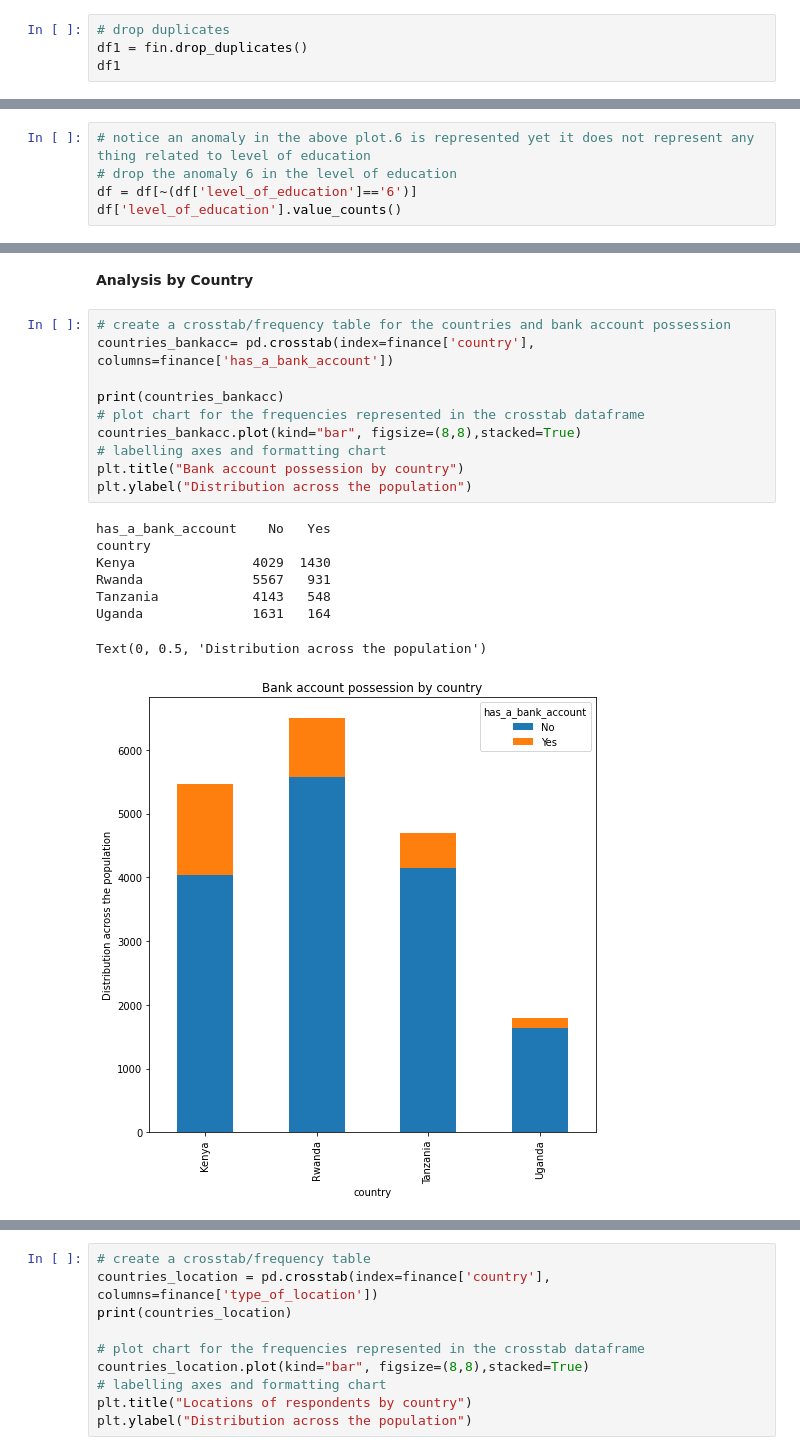
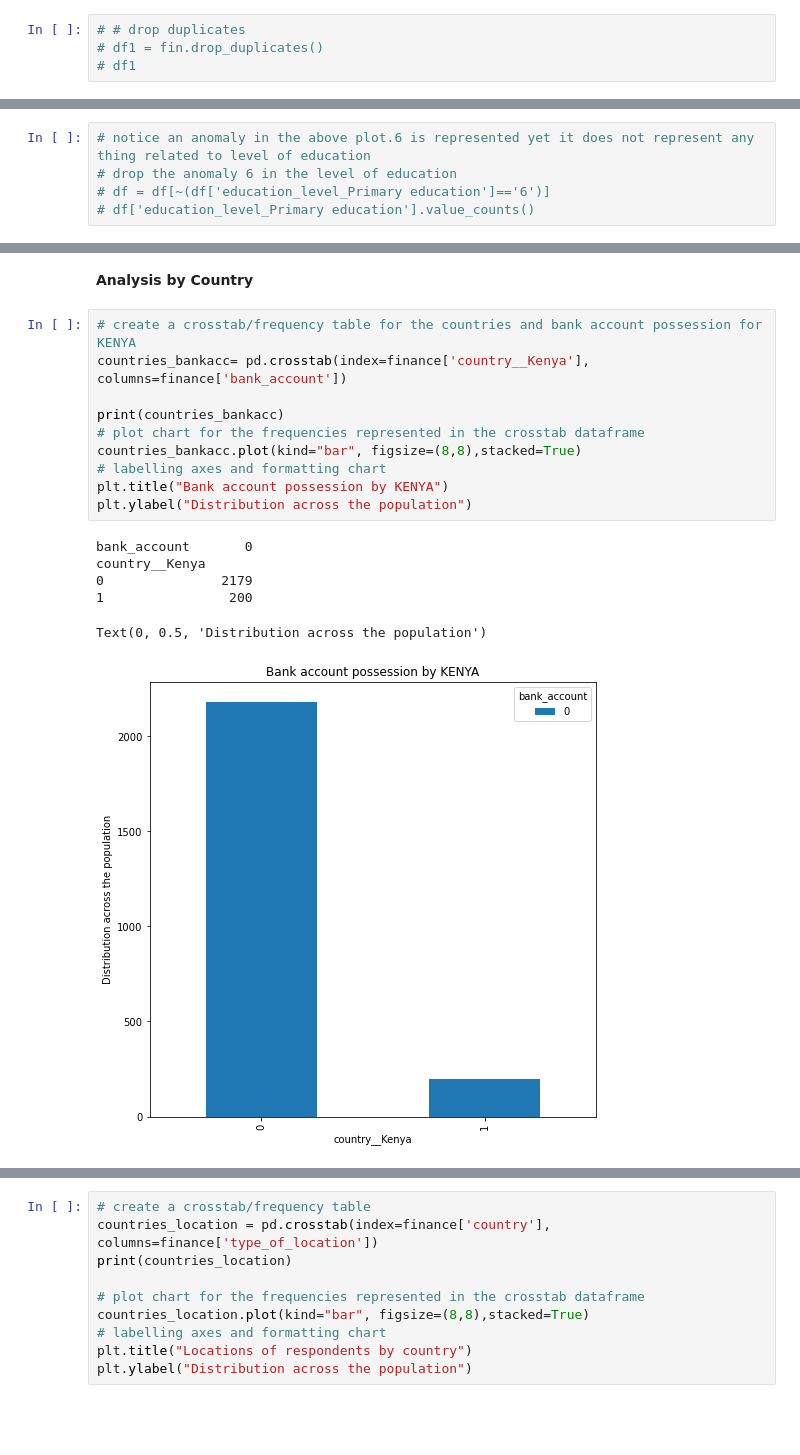
Before and after one commit to Moustapha-Ibrahima-Ba/Predict-Which-Individuals-Are-Most-Likely-To-Have-Or-Use-A-Bank-Account-In-Eastern-Africa, a Jupyter notebook: Moringa_Data_Science_Core_W2_Independent_Project_2020_08_Jenipher_Mawia_Python_Notebook.ipynb, the cells around one changed output, grey strips where cells are left out. Saved outputs shown, nothing was run; the diff lists cells and outputs as text; blank space fills up the shorter version.

```diff
--- a/Moringa_Data_Science_Core_W2_Independent_Project_2020_08_Jenipher_Mawia_Python_Notebook.ipynb
+++ b/Moringa_Data_Science_Core_W2_Independent_Project_2020_08_Jenipher_Mawia_Python_Notebook.ipynb
@@ -219,6 +92,6 @@ fin.duplicated().sum()
 # %% [output]
 0
 # %%
-# drop duplicates
-df1 = fin.drop_duplicates()
-df1
+# # drop duplicates
+# df1 = fin.drop_duplicates()
+# df1
@@ -411,6 +277,6 @@ Text(0, 0.5, 'Number of respondents')
 # %%
 # notice an anomaly in the above plot.6 is represented yet it does not represent any thing related to level of education
 # drop the anomaly 6 in the level of education
-df = df[~(df['level_of_education']=='6')]
-df['level_of_education'].value_counts()
+# df = df[~(df['education_level_Primary education']=='6')]
+# df['education_level_Primary education'].value_counts()
 # %% [output]
@@ -504,22 +360,20 @@ memory usage: 2.3+ MB
 # %% [markdown]
 **Analysis by Country**
 # %%
-# create a crosstab/frequency table for the countries and bank account possession
-countries_bankacc= pd.crosstab(index=finance['country'], columns=finance['has_a_bank_account'])
+# create a crosstab/frequency table for the countries and bank account possession for KENYA
+countries_bankacc= pd.crosstab(index=finance['country__Kenya'], columns=finance['bank_account'])
 
 print(countries_bankacc)
 # plot chart for the frequencies represented in the crosstab dataframe
 countries_bankacc.plot(kind="bar", figsize=(8,8),stacked=True)
 # labelling axes and formatting chart
-plt.title("Bank account possession by country")
+plt.title("Bank account possession by KENYA")
 plt.ylabel("Distribution across the population")
 # %% [output]
-has_a_bank_account    No   Yes
-country
-Kenya               4029  1430
-Rwanda              5567   931
-Tanzania            4143   548
-Uganda              1631   164
+bank_account       0
+country__Kenya
+0               2179
+1                200
 Text(0, 0.5, 'Distribution across the population')
-[figure, old version]
+[figure, new version]
 # %%
```
Also changed, not shown: parts of 32 cells of this notebook, 2 other files.
